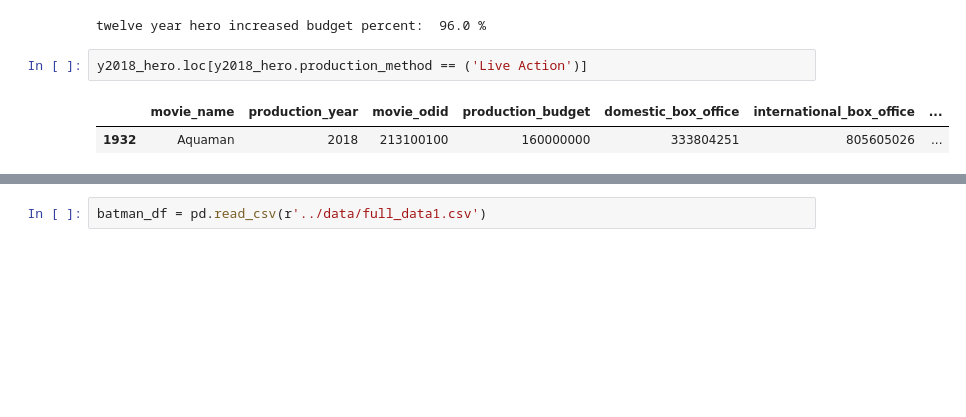
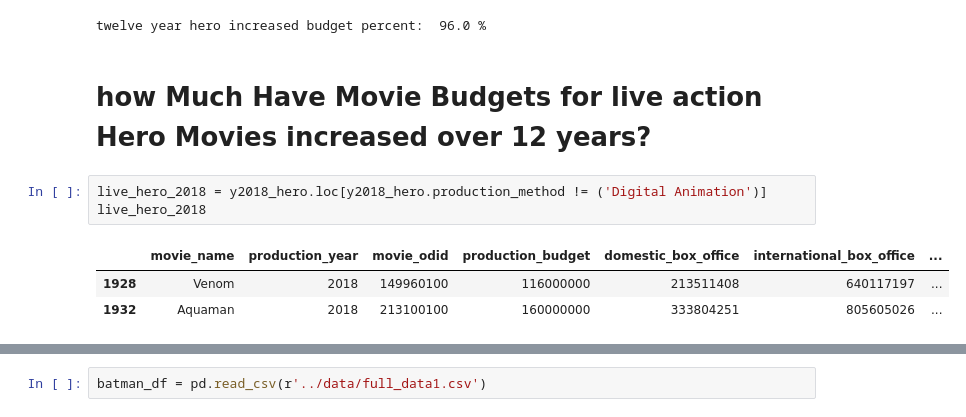
Before and after one commit to patlyons/capstone, a Jupyter notebook: notebook/Opus Data.ipynb, the cells around one changed output, grey strips where cells are left out. Drawn from its saved outputs; the diff is of its cells as text; blank space fills up the shorter version.

```diff
--- a/notebook/Opus Data.ipynb
+++ b/notebook/Opus Data.ipynb
@@ -112,8 +116,12 @@ twelve_year_hero__percent_increase = round((y2018_hero_avg_budget / y2006_hero_a
 print(str('twelve year hero increased budget percent: '), twelve_year_hero__percent_increase, str('%') )
 # %% [output]
 twelve year hero increased budget percent:  96.0 %
+# %% [markdown]
+# how Much Have Movie Budgets for live action Hero Movies increased over 12 years?
 # %%
-y2018_hero.loc[y2018_hero.production_method == ('Live Action')]
+live_hero_2018 = y2018_hero.loc[y2018_hero.production_method != ('Digital Animation')]
+live_hero_2018
 # %% [output]
 |  | movie_name | production_year | movie_odid | production_budget | domestic_box_office | international_box_office | ... |
+| 1928 | Venom | 2018 | 149960100 | 116000000 | 213511408 | 640117197 | ... |
 | 1932 | Aquaman | 2018 | 213100100 | 160000000 | 333804251 | 805605026 | ... |
```
Also changed, not shown: parts of 43 cells of this notebook, 5 other files.
